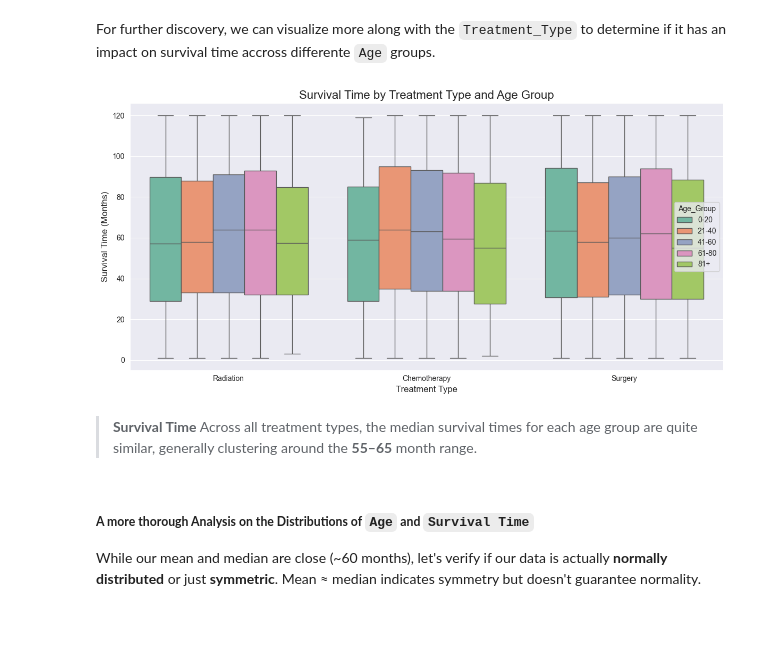
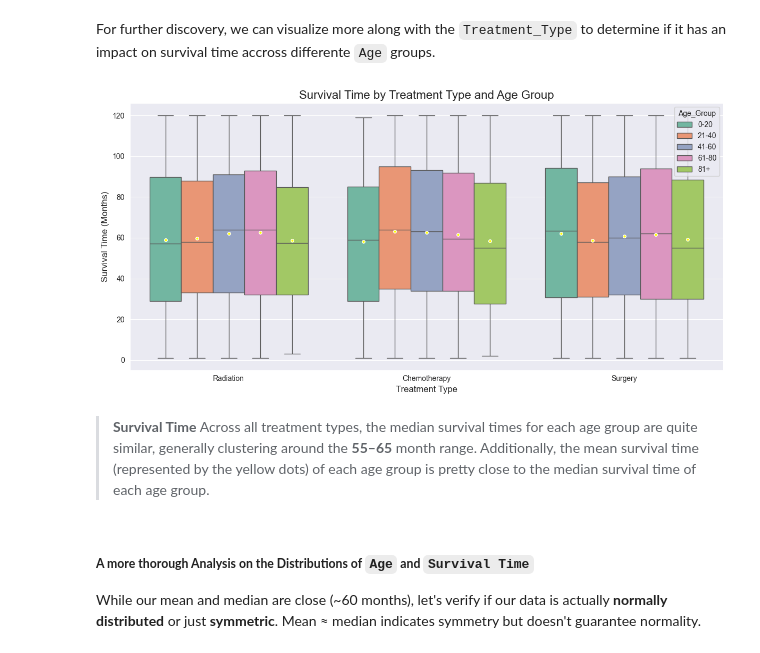
Before and after one commit to Kamote35/CSMODEL-S20-pandas-Salle-, a Jupyter notebook: [CSMODEL]Pandas_Salle_PHASE2_EDA3_final.ipynb, the cells around one changed output. Saved outputs shown, nothing was run; the diff lists cells and outputs as text; code cells hidden in the pictures; blank space fills up the shorter version.

```diff
--- a/[CSMODEL]Pandas_Salle_PHASE2_EDA3_final.ipynb
+++ b/[CSMODEL]Pandas_Salle_PHASE2_EDA3_final.ipynb
@@ -594,17 +594,25 @@ For further discovery, we can visualize more along with the `Treatment_Type` to
 # %%
 eye_cancer_df['Age_Group'] = pd.cut(eye_cancer_df['Age'], bins=[0, 20, 40, 60, 80, 100], labels=['0-20', '21-40', '41-60', '61-80', '81+'])
 
 plt.figure(figsize=(12, 6))
-sns.boxplot(data=eye_cancer_df, x='Treatment_Type', y='Survival_Time_Months', hue='Age_Group', palette='Set2')
+sns.boxplot(
+    data=eye_cancer_df,
+    x='Treatment_Type',
+    y='Survival_Time_Months',
+    hue='Age_Group',
+    palette='Set2',
+    showmeans=True,
+    meanprops=dict(marker=".", markerfacecolor="yellow", markeredgecolor="white", markersize=8)
+)
 plt.title('Survival Time by Treatment Type and Age Group', fontsize=16)
 plt.xlabel('Treatment Type', fontsize=12)
 plt.ylabel('Survival Time (Months)', fontsize=12)
 plt.tight_layout()
 plt.show()
 # %% [output]
-[figure, old version]
+[figure, new version]
 # %% [markdown]
-> **Survival Time** Across all treatment types, the median survival times for each age group are quite similar, generally clustering around the **55–65** month range.
+> **Survival Time** Across all treatment types, the median survival times for each age group are quite similar, generally clustering around the **55–65** month range. Additionally, the mean survival time (represented by the yellow dots) of each age group is pretty close to the median survival time of each age group.
 # %% [markdown]
 ##### **A more thorough Analysis on the Distributions of `Age` and `Survival Time`**
 
```
Also changed, not shown: parts of 23 cells of this notebook, 1 other file.
